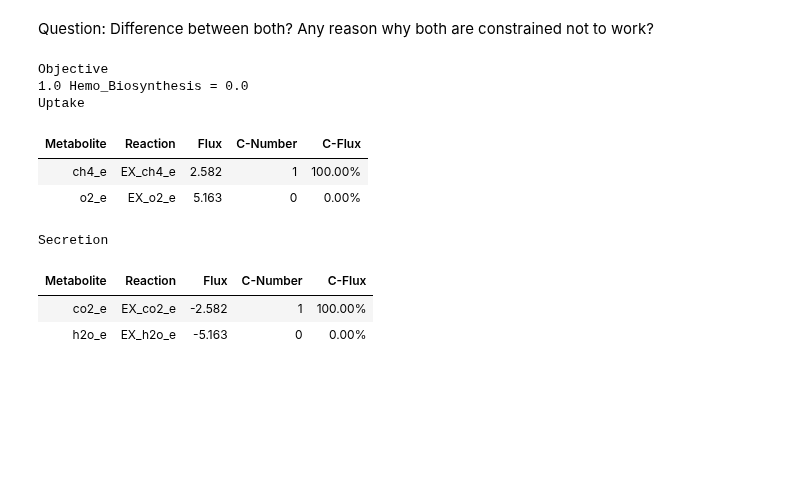
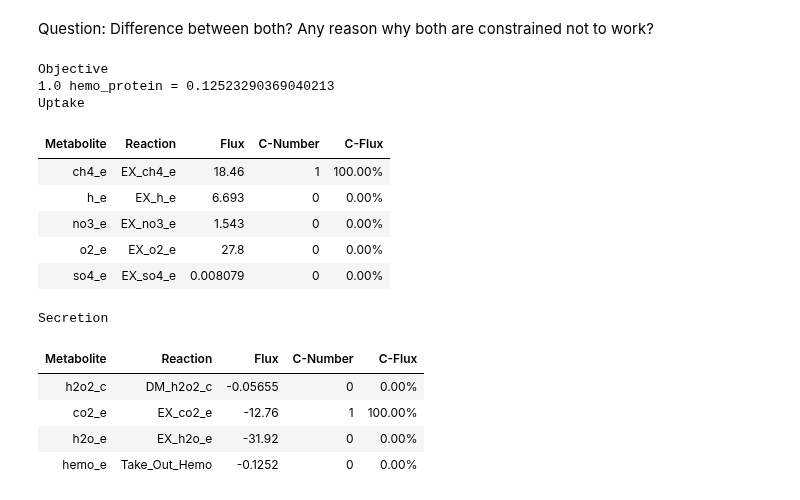
Before and after one commit to Schwebus/DTU_Biobuilders_2021, a Jupyter notebook: GSM_model/M.capsulatus.ipynb, the cells around one changed output. Drawn from its saved outputs; the diff is of its cells as text; code cells hidden in the pictures; blank space fills up the shorter version.

Commit message:
made M.caps. produce hemo

```diff
--- a/GSM_model/M.capsulatus.ipynb
+++ b/GSM_model/M.capsulatus.ipynb
@@ -186,9 +193,7 @@ Question: Difference between both? Any reason why both are constrained not to wo
 # %%
 # now we will introduce the heterologous protein leghemoglobin with reactions for dna replication,
 # transcription and translation
-# as the sequences are long, we calculate the stoichiometry with a script which is on the github repo and
-# based on the logic behind introduction of heterologous protein production in the paper:
-# Irani ZA, Kerkhoven EJ, Shojaosadati SA, Nielsen J (2016) Genome-scale metabolic model of Pichia pastoris with native and humanized glycosylation of recombinant proteins. Biotechnol Bioeng 113:961–969. doi: 10.1002/bit.25863.
+# as the sequences are long, we calculate the stoichiometry with a script which is on the github repo
 
 # make new reactions
 
@@ -394,7 +399,7 @@ hemo_AA_reaction.add_metabolites(
         # H2O
         met.metabolites.h2o_c: -40.22199,
         # Leghemoglobin
-        met.metabolites.Hemo_AA: 1.0,
+        met.metabolites.hemo_c: 1.0,
         # ADP
         met.metabolites.adp_c: 40.22199,
         # Phosphate
@@ -448,27 +453,33 @@ Take_Out_Hemo.add_metabolites(
 
 # add reactions to model
 
-met.add_reactions([hemo_DNA_reaction,
-                   hemo_RNA_reaction,
+met.add_reactions([#hemo_DNA_reaction,
+                   #hemo_RNA_reaction,
                    hemo_AA_reaction,
-                   Hemo_Biosynthesis,
+                   #Hemo_Biosynthesis,
                    periplasm_hemo_reaction,
                    Take_Out_Hemo,
                    EX_hemo])
 # %%
-met.reactions.BIOMASS_Mcapsulatus.bounds =  0.001, 0.001
+# contraining the BIOMASS reaction
+# met.reactions.BIOMASS_Mcapsulatus.bounds =  0.001, 0.001
 # %%
-new_objective = met.problem.Objective(met.reactions.Hemo_Biosynthesis.flux_expression)
+new_objective = met.problem.Objective(met.reactions.hemo_protein.flux_expression)
 met.objective = new_objective
 met.summary()
 # %% [output]
 Objective
-1.0 Hemo_Biosynthesis = 0.0
+1.0 hemo_protein = 0.12523290369040213
 Uptake
 | Metabolite | Reaction | Flux | C-Number | C-Flux |
-| ch4_e | EX_ch4_e | 2.582 | 1 | 100.00% |
-| o2_e | EX_o2_e | 5.163 | 0 | 0.00% |
+| ch4_e | EX_ch4_e | 18.46 | 1 | 100.00% |
+| h_e | EX_h_e | 6.693 | 0 | 0.00% |
+| no3_e | EX_no3_e | 1.543 | 0 | 0.00% |
+| o2_e | EX_o2_e | 27.8 | 0 | 0.00% |
+| so4_e | EX_so4_e | 0.008079 | 0 | 0.00% |
 Secretion
 | Metabolite | Reaction | Flux | C-Number | C-Flux |
-| co2_e | EX_co2_e | -2.582 | 1 | 100.00% |
-| h2o_e | EX_h2o_e | -5.163 | 0 | 0.00% |
+| h2o2_c | DM_h2o2_c | -0.05655 | 0 | 0.00% |
+| co2_e | EX_co2_e | -12.76 | 1 | 100.00% |
+| h2o_e | EX_h2o_e | -31.92 | 0 | 0.00% |
+| hemo_e | Take_Out_Hemo | -0.1252 | 0 | 0.00% |
```
Also changed, not shown: parts of 8 cells of this notebook, 1 other file.
